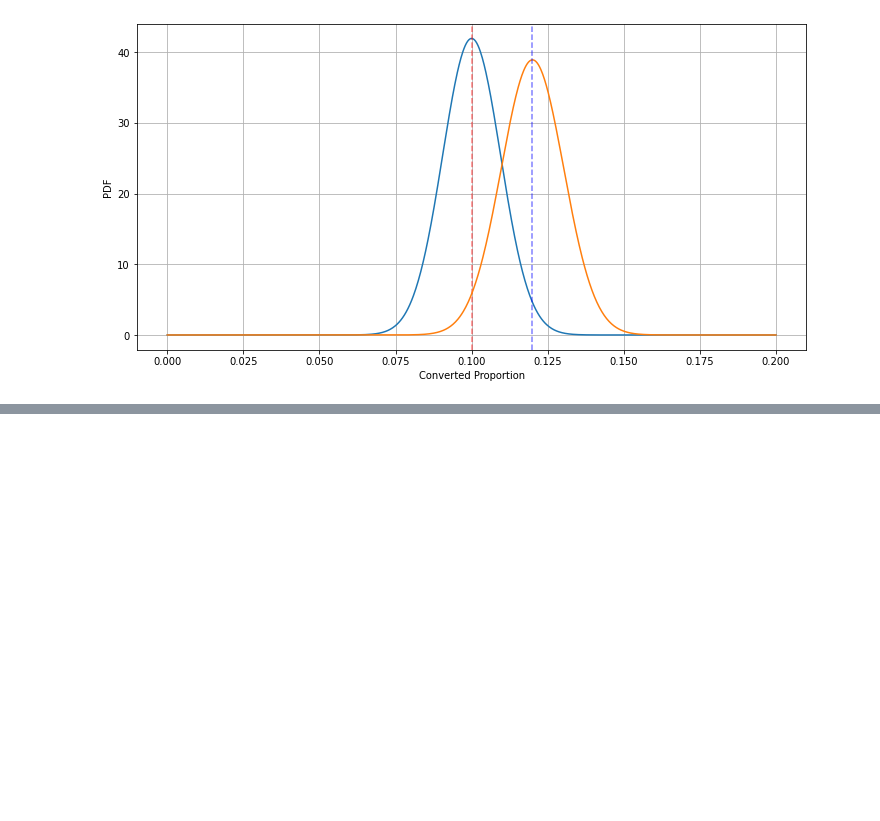
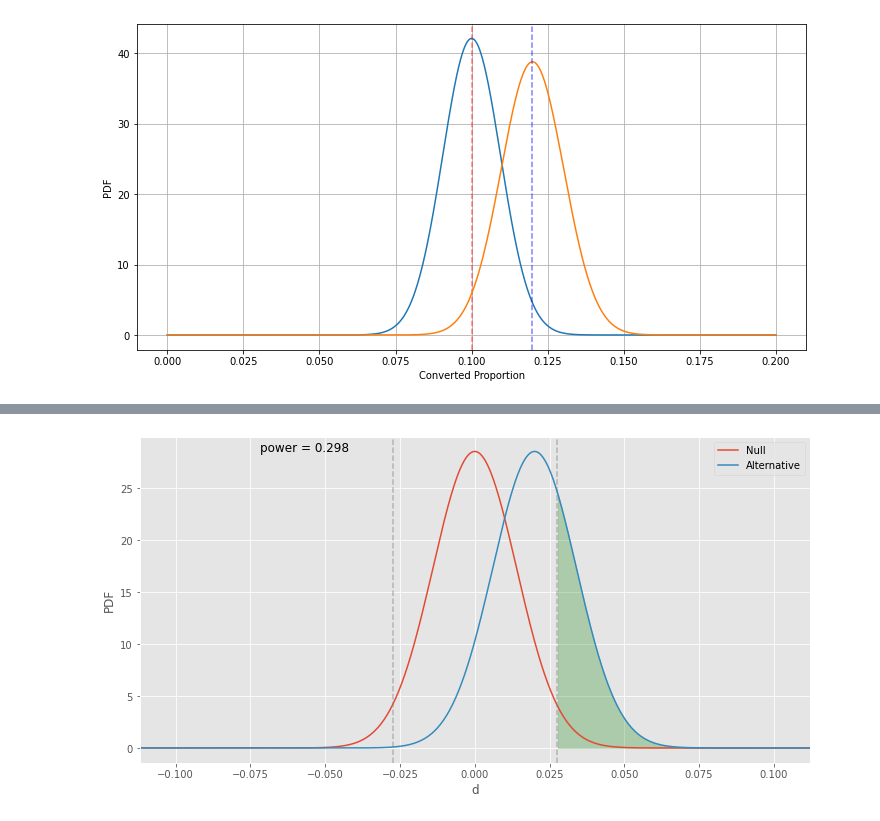
Before and after one commit to ysraell/examples, a Jupyter notebook: TestAB_Math/Tutorial.ipynb, the cells around one changed output, grey strips where cells are left out. Saved outputs shown, nothing was run; the diff lists cells and outputs as text; code cells hidden in the pictures; blank space fills up the shorter version.

```diff
--- a/TestAB_Math/Tutorial.ipynb
+++ b/TestAB_Math/Tutorial.ipynb
@@ -218,0 +224,4 @@ $\displaystyle  \hat{d} = \hat{p_A} - \hat{p_A} = 0.12.$
+# %%
+abplot(N_A, N_B, bcr, d_hat, show_power=True)
+# %% [output]
+[figure, added]
```
Also changed, not shown: parts of 14 cells of this notebook, 4 other files.
